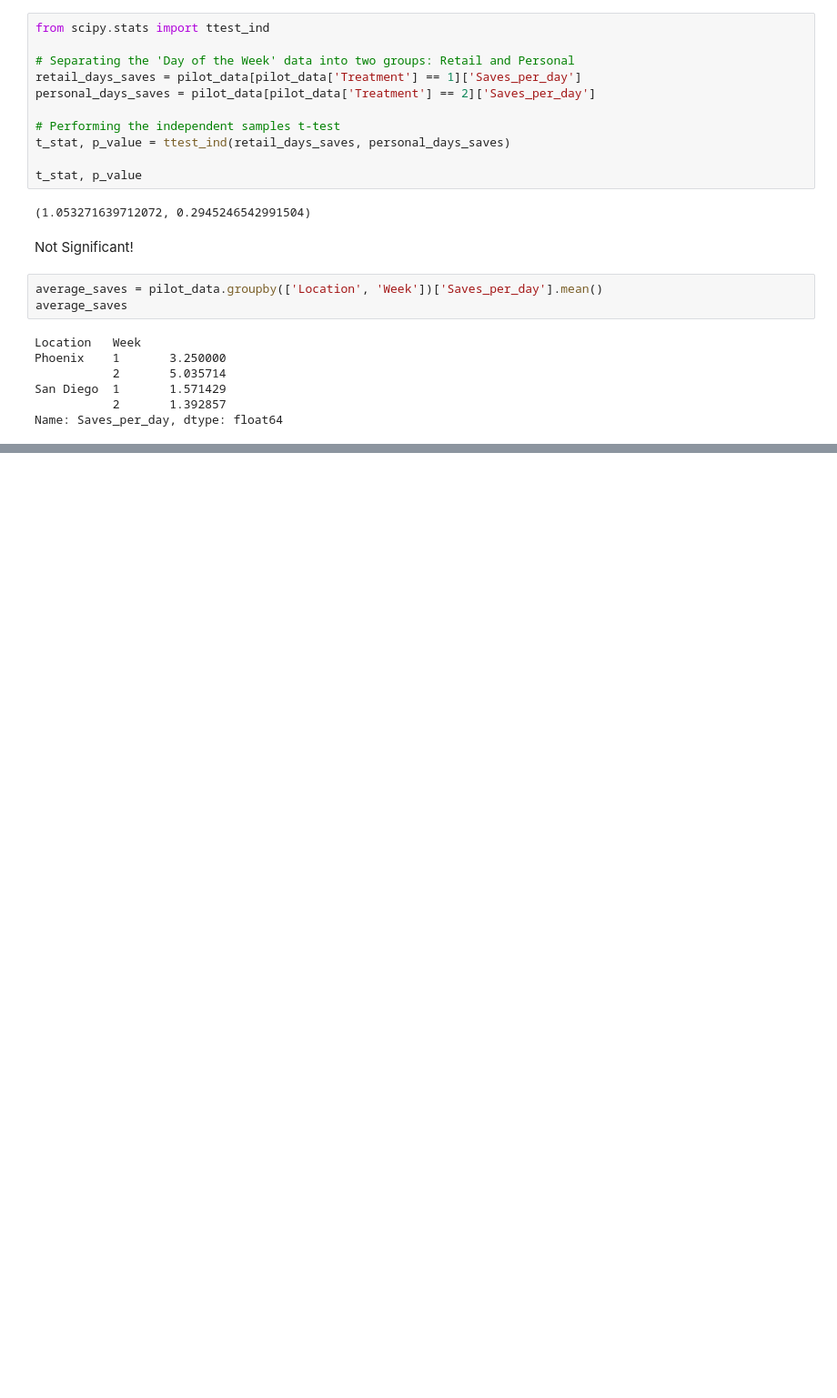
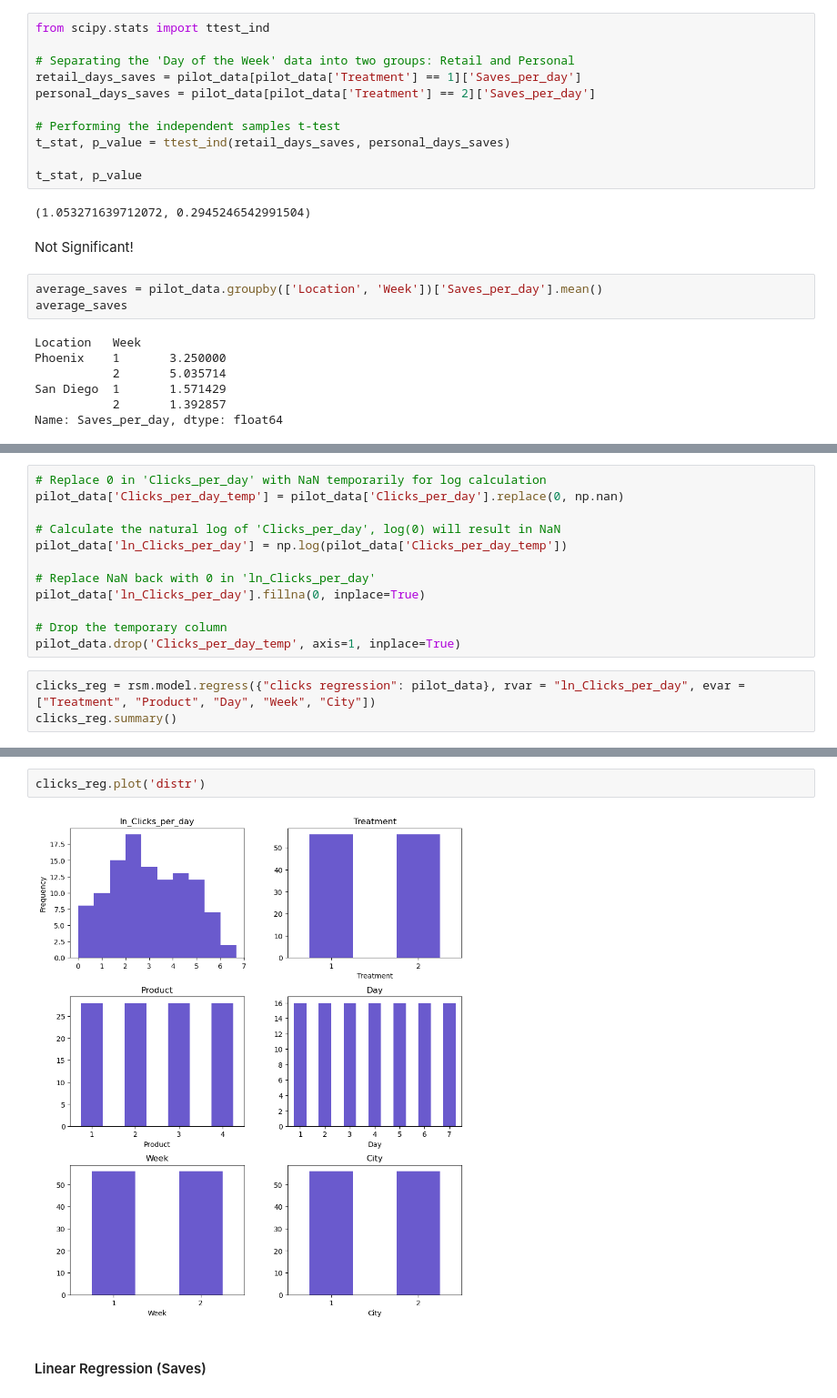
Before and after one commit to rsm-jeg031/AB-Testing-Facebook-Marketplace-Photos, a Jupyter notebook: pilot_data.ipynb, the cells around one changed output, grey strips where cells are left out. Shown at 91% size. Drawn from its saved outputs; the diff is of its cells as text; blank space fills up the shorter version.

```diff
--- a/pilot_data.ipynb
+++ b/pilot_data.ipynb
@@ -125,0 +192,15 @@ Name: Saves_per_day, dtype: float64
+# %%
+# Replace 0 in 'Clicks_per_day' with NaN temporarily for log calculation
+pilot_data['Clicks_per_day_temp'] = pilot_data['Clicks_per_day'].replace(0, np.nan)
+
+# Calculate the natural log of 'Clicks_per_day', log(0) will result in NaN
+pilot_data['ln_Clicks_per_day'] = np.log(pilot_data['Clicks_per_day_temp'])
+
+# Replace NaN back with 0 in 'ln_Clicks_per_day'
+pilot_data['ln_Clicks_per_day'].fillna(0, inplace=True)
+
+# Drop the temporary column
+pilot_data.drop('Clicks_per_day_temp', axis=1, inplace=True)
+# %%
+clicks_reg = rsm.model.regress({"clicks regression": pilot_data}, rvar = "ln_Clicks_per_day", evar = ["Treatment", "Product", "Day", "Week", "City"])
+clicks_reg.summary()
@@ -125,0 +225,6 @@ Name: Saves_per_day, dtype: float64
+# %%
+clicks_reg.plot('distr')
+# %% [output]
+[figure, added]
+# %% [markdown]
+#### Linear Regression (Saves)
```
Also changed, not shown: parts of 19 cells of this notebook.
